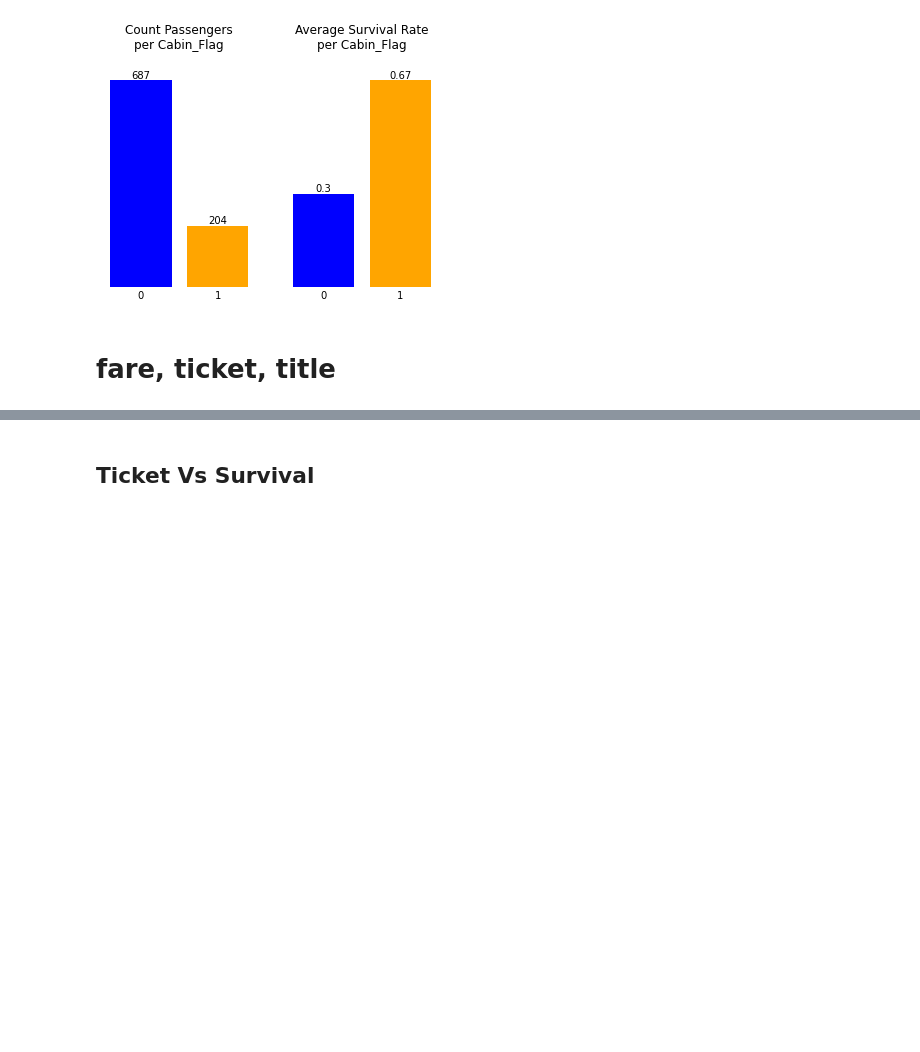
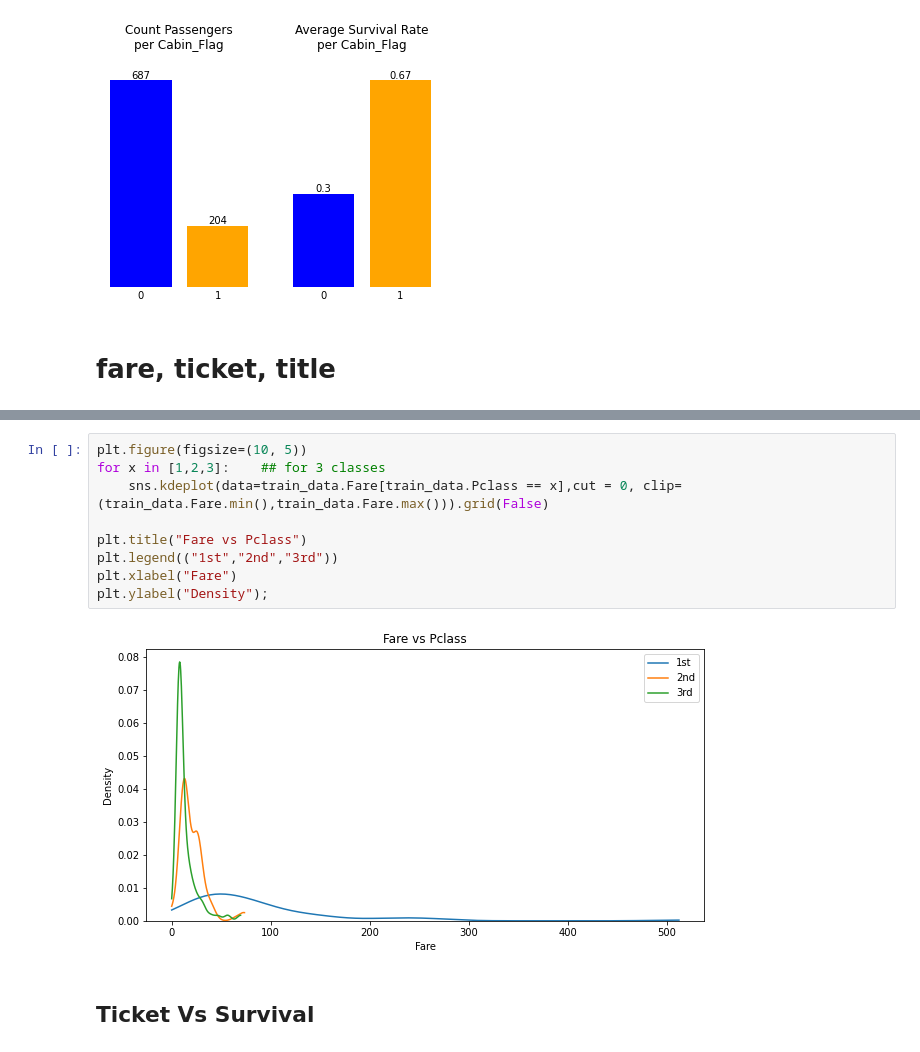
Before and after one commit to AyaHamdyAziz/Kaggle_Titanic_Survival_Prediction, a Jupyter notebook: Code/titanic-ml-challenge.ipynb, the cells around one changed output, grey strips where cells are left out. Saved outputs shown, nothing was run; the diff lists cells and outputs as text; blank space fills up the shorter version.

```diff
--- a/Code/titanic-ml-challenge.ipynb
+++ b/Code/titanic-ml-challenge.ipynb
@@ -240,3 +265,14 @@ plt.xticks(ticks=[0,1]);
+# %%
+plt.figure(figsize=(10, 5))
+for x in [1,2,3]:    ## for 3 classes
+    sns.kdeplot(data=train_data.Fare[train_data.Pclass == x],cut = 0, clip=(train_data.Fare.min(),train_data.Fare.max())).grid(False)
+
+plt.title("Fare vs Pclass")
+plt.legend(("1st","2nd","3rd"))
+plt.xlabel("Fare")
+plt.ylabel("Density");
+# %% [output]
+[figure, added]
 # %% [markdown]
 ## Ticket Vs Survival
 # %%
```
Also changed, not shown: parts of 6 cells of this notebook.
